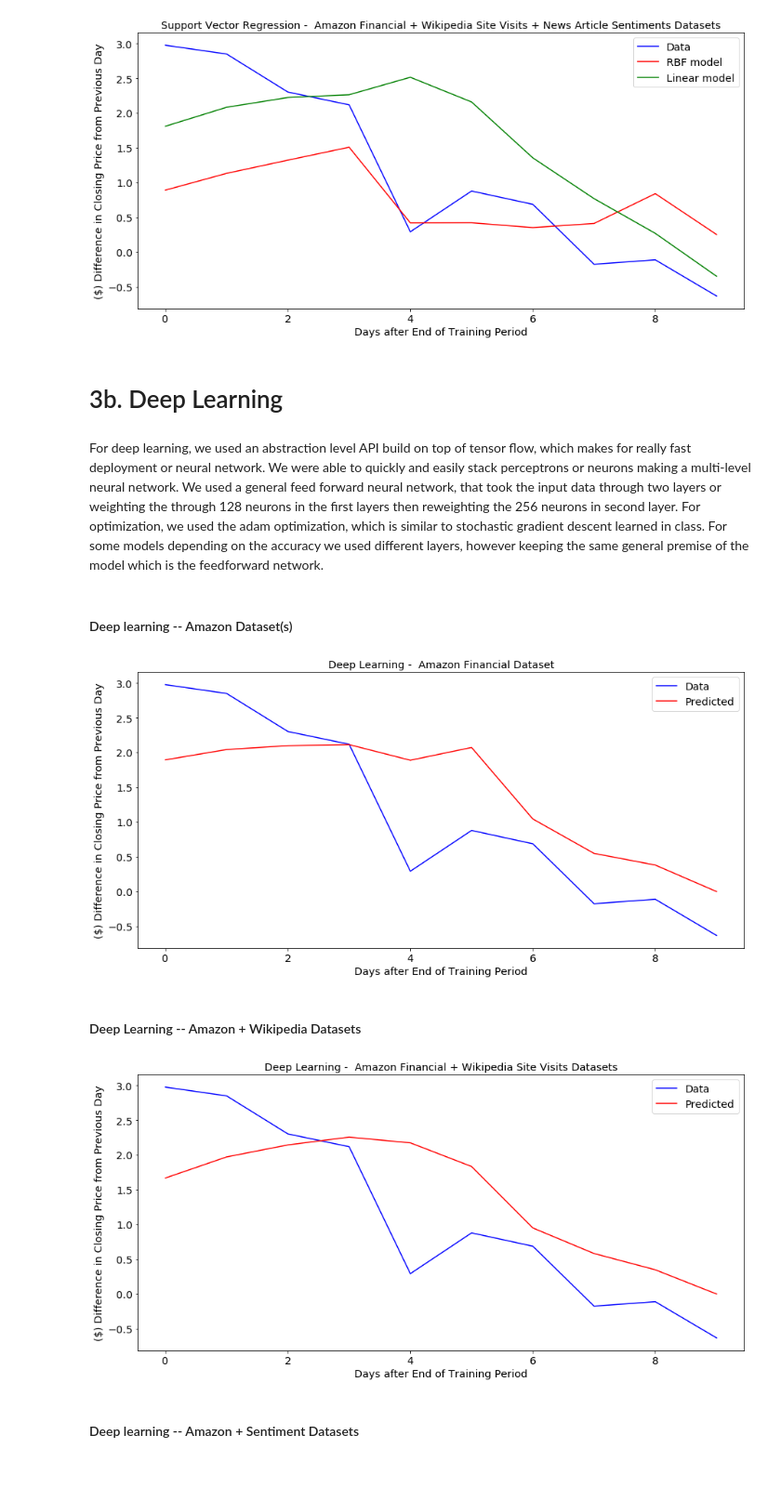
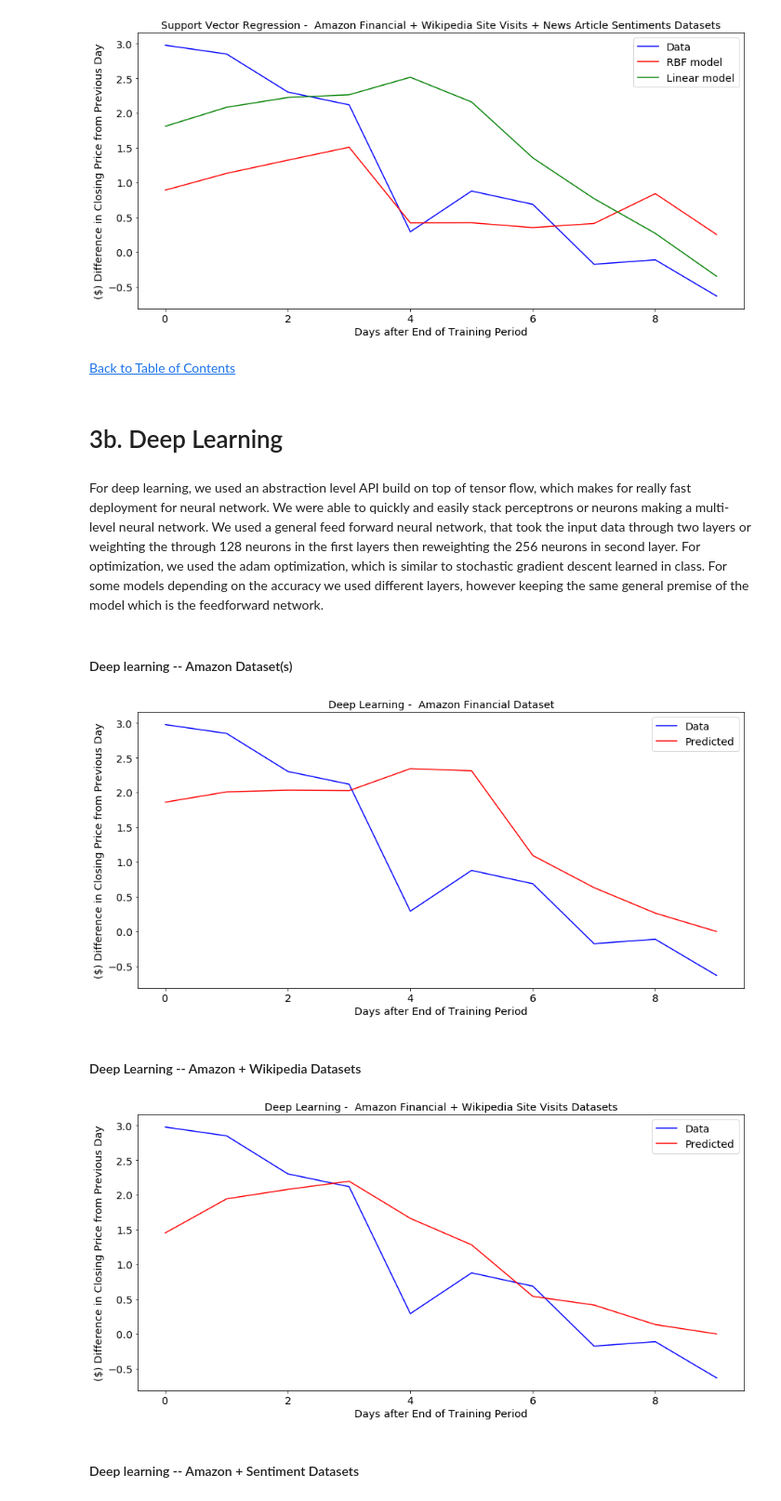
Before and after one commit to chengwill97/Stock-Market-Price-Prediction, a Jupyter notebook: Stock_Prediction_with_Sentiment.ipynb, the cells around one changed output. Shown at 93% size. Drawn from its saved outputs; the diff is of its cells as text; code cells hidden in the pictures; blank space fills up the shorter version.

```diff
--- a/Stock_Prediction_with_Sentiment.ipynb
+++ b/Stock_Prediction_with_Sentiment.ipynb
@@ -1219,6 +1264,17 @@ from sklearn.metrics import r2_score
 # %%
-def get_model_metrics(y_true, y_pred):
+ML_SVR_RBF = 'SVR - RBF'
+ML_SVR_LINEAR = 'SVR - Linear'
+DL_NEURAL_NET = 'Neutral Network'
+DATASET_AMZN = 'Amazon Finance'
+DATASET_AMZN_WIKI = 'Amazon Finance + Wikipedia Visits'
+DATASET_AMZN_SENT = 'Amazon Finance + News Article Sentiments'
+DATASET_COMBINED = 'Amazon Finance + Wikipedia Visits + News Article Sentiments'
+
+def get_model_metrics(y_true, y_pred, model_type, dataset_type):
     metrics = dict()
+    metrics['Model'] = model_type
+    metrics['Dataset'] = dataset_type
+
     try:
         metrics['Explained Variance Score'] = [explained_variance_score(y_true, y_pred)]
     except Exception:
@@ -1232,10 +1288,6 @@ def get_model_metrics(y_true, y_pred):
     except Exception:
         metrics['Mean Squared Error'      ] = [None]
     try:
-        metrics['Mean Squared Log Error'  ] = [mean_squared_log_error  (y_true, y_pred)]
-    except Exception:
-        metrics['Mean Squared Log Error'  ] = [None]
-    try:
         metrics['Median Absolute Error'   ] = [median_absolute_error   (y_true, y_pred)]
     except Exception:
         metrics['Median Absolute Error'   ] = [None]
@@ -1526,10 +1580,12 @@ ml_metrics['svr linear: amazon finance + Wikipedia visits + news article sentien
 # %% [output]
 [figure]
+# %% [markdown]
+[Back to Table of Contents](#toc)
 # %% [markdown]
 <a id="toc3b"></a>
 # 3b. Deep Learning
 # %% [markdown]
-For deep learning, we used an abstraction level API build on top of tensor flow, which makes for really fast deployment or neural network. We were able to quickly and easily stack perceptrons or neurons making a multi-level neural network. We used a general feed forward neural network, that took the input data through two layers or weighting the through 128 neurons in the first layers then reweighting the 256 neurons in second layer. For optimization, we used the adam optimization, which is similar to stochastic gradient descent learned in class. For some models depending on the accuracy we used different layers, however keeping the same general premise of the model which is the feedforward network.
+For deep learning, we used an abstraction level API build on top of tensor flow, which makes for really fast deployment for neural network. We were able to quickly and easily stack perceptrons or neurons making a multi-level neural network. We used a general feed forward neural network, that took the input data through two layers or weighting the through 128 neurons in the first layers then reweighting the 256 neurons in second layer. For optimization, we used the adam optimization, which is similar to stochastic gradient descent learned in class. For some models depending on the accuracy we used different layers, however keeping the same general premise of the model which is the feedforward network.
 # %% [markdown]
 #### Deep learning -- Amazon Dataset(s)
 # %%
@@ -1551,32 +1607,32 @@ plt.legend()
 plt.show()
 # print("Error: ",  abs(( model.predict(X_test_amazon[:10]) - y_test_amazon[:10]).mean()))
 
-dl_metrics['Deep Learning: amazon finance'] = get_model_metrics(y_test_amazon[:10], model.predict(X_test_amazon[:10]))
+dl_metrics['Deep Learning: amazon finance'] = get_model_metrics(y_test_amazon[:10], model.predict(X_test_amazon[:10]), DL_NEURAL_NET, DATASET_AMZN)
 # %% [output]
-[figure, old version]
+[figure, new version]
 # %% [markdown]
 #### Deep Learning -- Amazon + Wikipedia Datasets
 # %%
 model_wiki = Sequential()
 model_wiki.add(Dense(units = 128, kernel_initializer = 'uniform', activation = 'relu', input_dim = X_train_wiki.shape[1]))
 model_wiki.add(Dense(units = 1, kernel_initializer = 'uniform', activation = 'relu'))
 model_wiki.compile(optimizer = 'adam', loss = 'mean_squared_error', metrics = ['accuracy'])
 model_wiki.fit(X_train_wiki, y_train_wiki, batch_size = 10, epochs = 1000, verbose=0)
 
 y_pred_wiki = model_wiki.predict(X_test_wiki[:10])
 plt.figure(figsize=(15,7))
 plt.plot(y_test_wiki[:10], color='b', label='Data')
 plt.plot(y_pred_wiki[:10] , color='r', label='Predicted')
 plt.xlabel('Days after End of Training Period')
 plt.ylabel('($) Difference in Closing Price from Previous Day')
 plt.title('Deep Learning -  Amazon Financial + Wikipedia Site Visits Datasets')
 plt.legend()
 plt.show()
 # print("Error: ",  abs(( model_wiki.predict(X_test_wiki[:10]) - y_test_wiki[:10]).mean()))
 
-dl_metrics['Deep Learning: amazon finance + Wikipedia visits'] = get_model_metrics(y_test_wiki[:10], model_wiki.predict(X_test_wiki[:10]))
+dl_metrics['Deep Learning: amazon finance + Wikipedia visits'] = get_model_metrics(y_test_wiki[:10], model_wiki.predict(X_test_wiki[:10]), DL_NEURAL_NET, DATASET_AMZN_WIKI)
 # %% [output]
-[figure, old version]
+[figure, new version]
 # %% [markdown]
 #### Deep learning -- Amazon + Sentiment Datasets
 # %%
```
Also changed, not shown: parts of 56 cells of this notebook.
